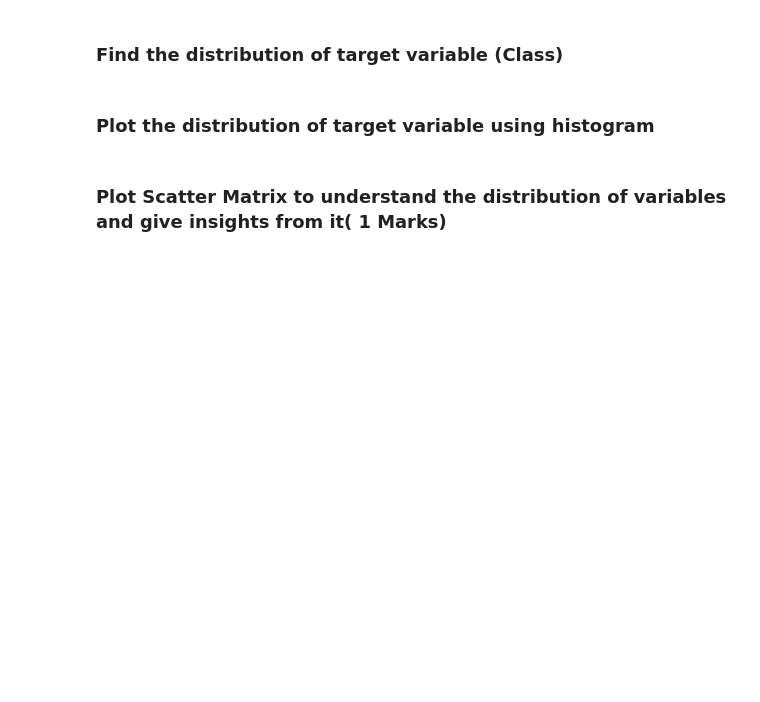
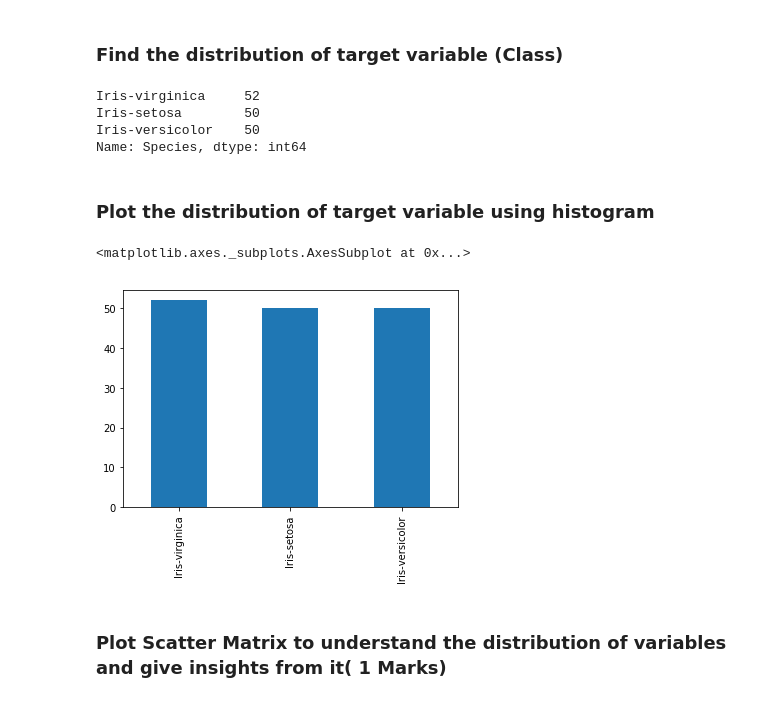
Before and after one commit to GreatLearningAIML1/pune-july19-batch-maheshwariumang, a Jupyter notebook: R3_External_Lab_Logistic_and_Naive_bayes_questions (1).ipynb, the cells around one changed output. Saved outputs shown, nothing was run; the diff lists cells and outputs as text; code cells hidden in the pictures; blank space fills up the shorter version.

```diff
--- a/R3_External_Lab_Logistic_and_Naive_bayes_questions (1).ipynb
+++ b/R3_External_Lab_Logistic_and_Naive_bayes_questions (1).ipynb
@@ -325,0 +396,4 @@ sns.boxplot(data=student_data, x='age', y='school')
+# %%
+iris_data = pd.read_csv('/content/drive/My Drive/Datasets/iris.csv')
+
+iris_data.head()
@@ -329,8 +420,18 @@ sns.boxplot(data=student_data, x='age', y='school')
 # %% [markdown]
 ### Find the distribution of target variable (Class)
+# %%
+y.value_counts()
+# %% [output]
+Iris-virginica     52
+Iris-setosa        50
+Iris-versicolor    50
+Name: Species, dtype: int64
 # %% [markdown]
 ### Plot the distribution of target variable using histogram
 # %%
-pd.value_counts(iris["Species"]).plot(kind="bar")
+pd.value_counts(iris_data["Species"]).plot(kind="bar")
+# %% [output]
+<matplotlib.axes._subplots.AxesSubplot at 0x...>
+[figure, added]
 # %% [markdown]
 ### Plot Scatter Matrix to understand the distribution of variables and give insights from it( 1 Marks)
```
Also changed, not shown: parts of 24 cells of this notebook.
